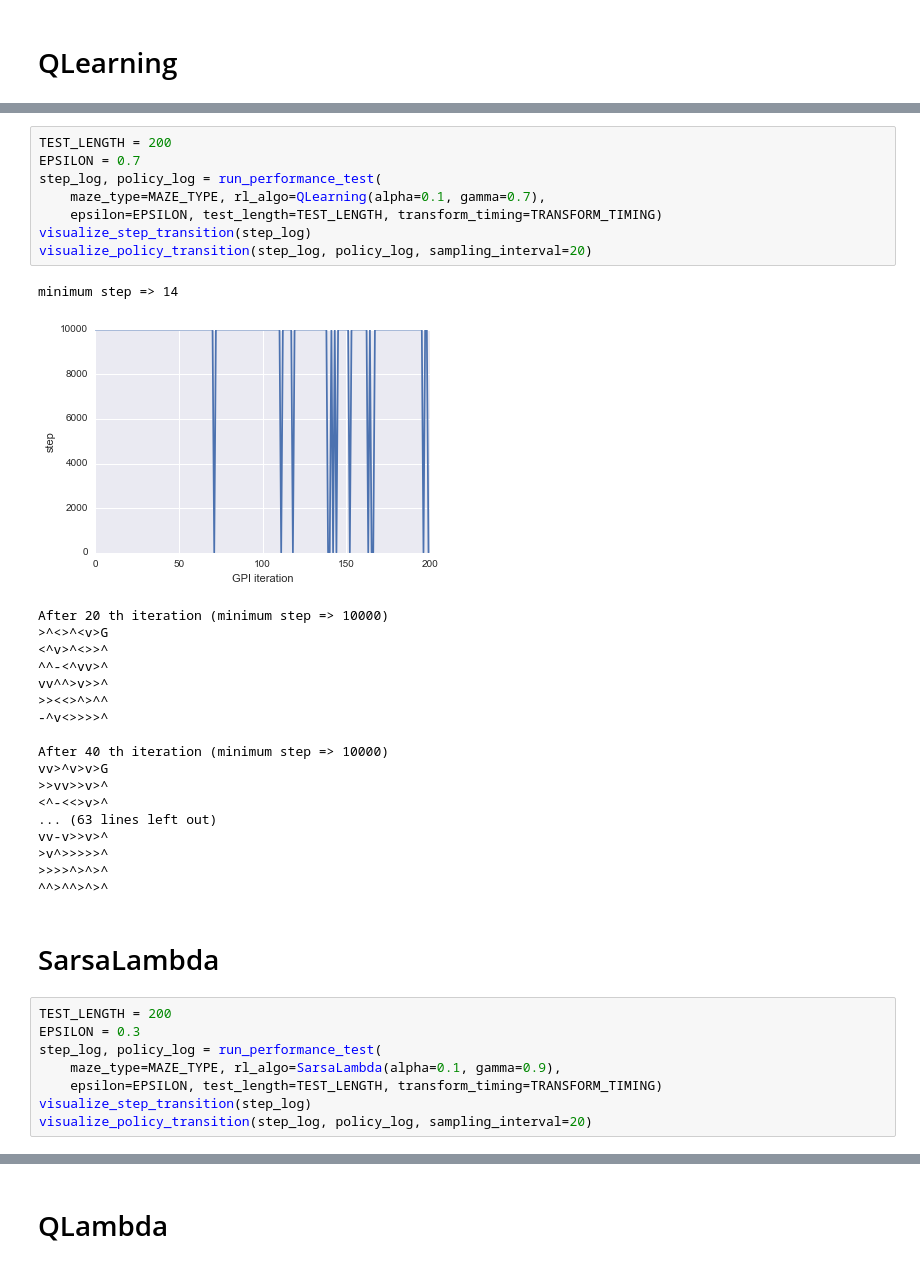
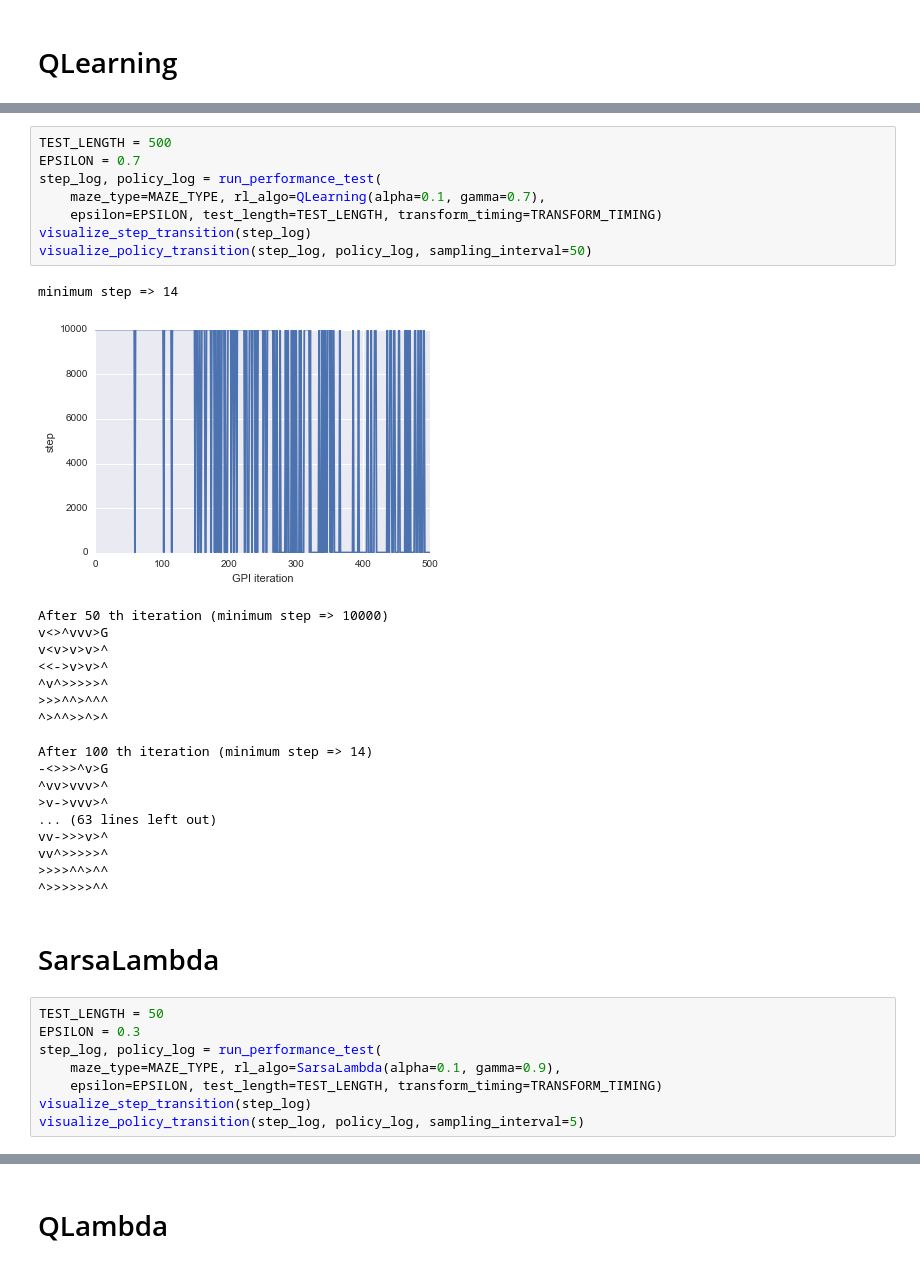
Before and after one commit to ishikota/kyoka, a Jupyter notebook: sample/maze/notebook/maze_keras_value_function_test.ipynb, the cells around one changed output, grey strips where cells are left out. Cells and saved outputs as stored; diff of their text form.

Commit message:
Update notebook to test keras value function for maze

```diff
--- a/sample/maze/notebook/maze_keras_value_function_test.ipynb
+++ b/sample/maze/notebook/maze_keras_value_function_test.ipynb
@@ -189,39 +187,39 @@ vv->>vv>^
 # %%
-TEST_LENGTH = 200
+TEST_LENGTH = 500
 EPSILON = 0.7
 step_log, policy_log = run_performance_test(
     maze_type=MAZE_TYPE, rl_algo=QLearning(alpha=0.1, gamma=0.7),
     epsilon=EPSILON, test_length=TEST_LENGTH, transform_timing=TRANSFORM_TIMING)
 visualize_step_transition(step_log)
-visualize_policy_transition(step_log, policy_log, sampling_interval=20)
+visualize_policy_transition(step_log, policy_log, sampling_interval=50)
 # %% [output]
 minimum step => 14
-[figure, old version]
+[figure, new version]
-After 20 th iteration (minimum step => 10000)
->^<>^<v>G
-<^v>^<>>^
-^^-<^vv>^
-vv^^>v>>^
->><<>^>^^
--^v<>>>>^
+After 50 th iteration (minimum step => 10000)
+v<>^vvv>G
+v<v>v>v>^
+<<->v>v>^
+^v^>>>>>^
+>>>^^>^^^
+^>^^>>^>^
 
-After 40 th iteration (minimum step => 10000)
-vv>^v>v>G
->>vv>>v>^
-<^-<<>v>^
+After 100 th iteration (minimum step => 14)
+-<>>>^v>G
+^vv>vvv>^
+>v->vvv>^
 ... (63 lines left out)
-vv-v>>v>^
->v^>>>>>^
->>>>^>^>^
-^^>^^>^>^
+vv->>>v>^
+vv^>>>>>^
+>>>>^^>^^
+^>>>>>>^^
 # %% [markdown]
 # SarsaLambda
 # %%
-TEST_LENGTH = 200
+TEST_LENGTH = 50
 EPSILON = 0.3
 step_log, policy_log = run_performance_test(
     maze_type=MAZE_TYPE, rl_algo=SarsaLambda(alpha=0.1, gamma=0.9),
     epsilon=EPSILON, test_length=TEST_LENGTH, transform_timing=TRANSFORM_TIMING)
 visualize_step_transition(step_log)
-visualize_policy_transition(step_log, policy_log, sampling_interval=20)
+visualize_policy_transition(step_log, policy_log, sampling_interval=5)
 # %%
```
Also changed, not shown: parts of 7 cells of this notebook.
